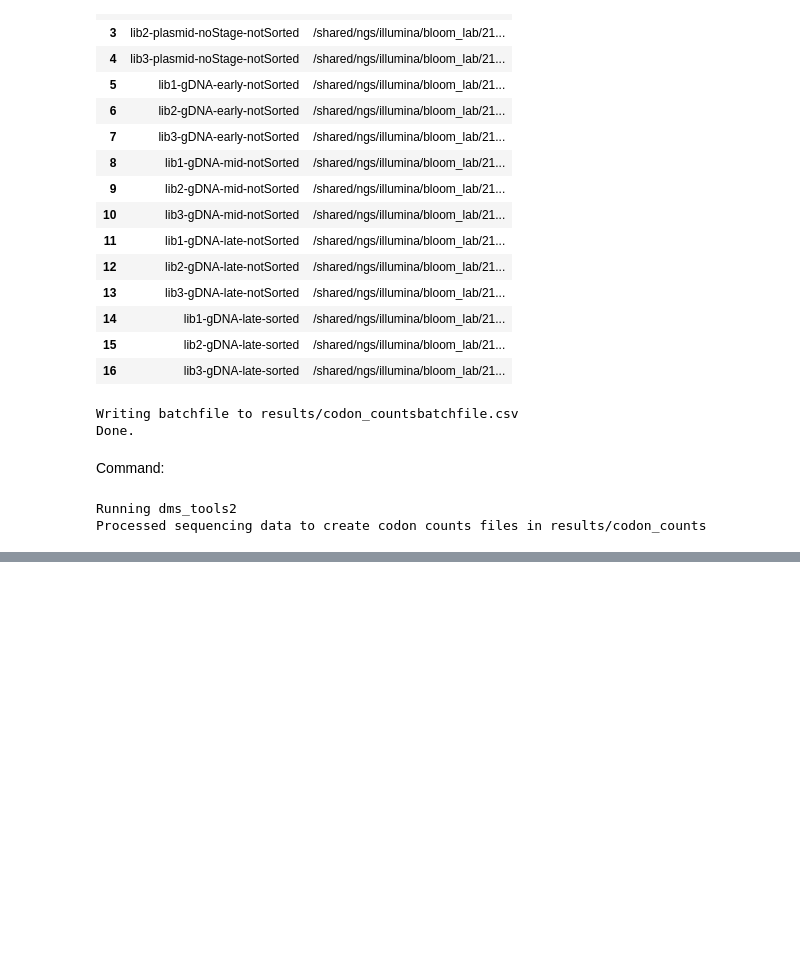
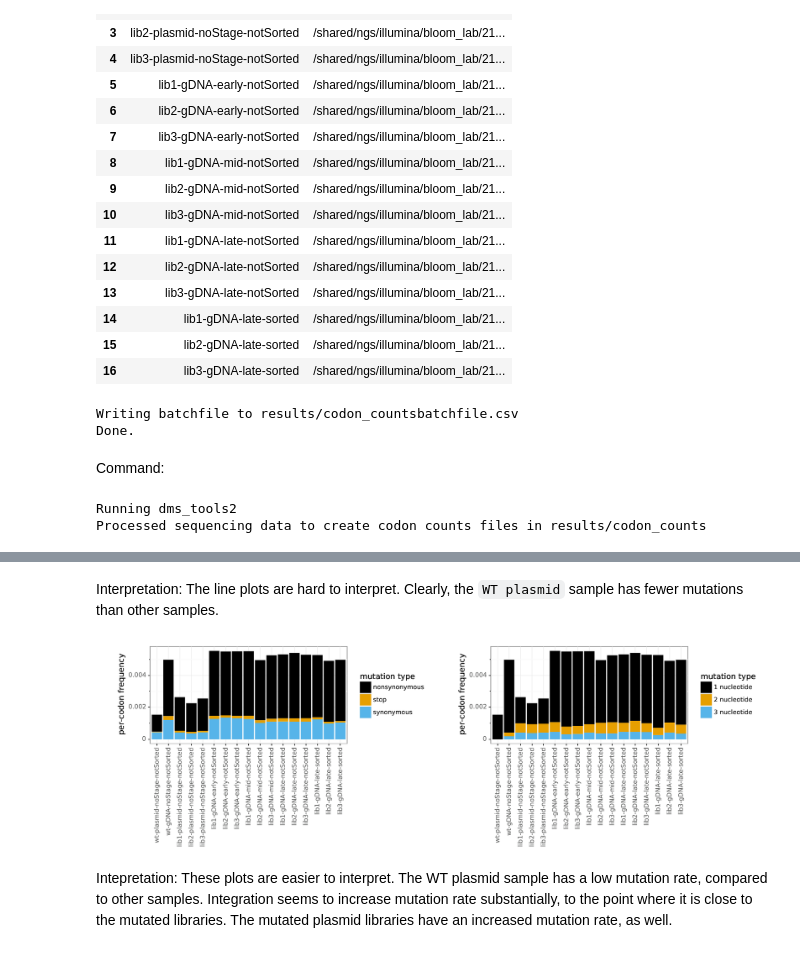
Before and after one commit to dbacsik/ns5_small_mutagenesis, a Jupyter notebook: count_codons.py.ipynb, the cells around one changed output, grey strips where cells are left out. Drawn from its saved outputs; the diff is of its cells as text; code cells hidden in the pictures; blank space fills up the shorter version.

```diff
--- a/count_codons.py.ipynb
+++ b/count_codons.py.ipynb
@@ -175,0 +200,9 @@ Processed sequencing data to create codon counts files in results/codon_counts
+# %% [markdown]
+Interpretation:  The line plots are hard to interpret. Clearly, the `WT plasmid` sample has fewer mutations than other samples.
+# %%
+showPDF([os.path.join(codon_counts_dir + "/" + "summary_codonmuttypes.pdf"),
+         os.path.join(codon_counts_dir + "/" + "summary_codonntchanges.pdf")])
+# %% [output]
+[figure, added]
+# %% [markdown]
+Intepretation: These plots are easier to interpret. The WT plasmid sample has a low mutation rate, compared to other samples. Integration seems to increase mutation rate substantially, to the point where it is close to the mutated libraries. The mutated plasmid libraries have an increased mutation rate, as well.
```
Also changed, not shown: parts of 9 cells of this notebook.
